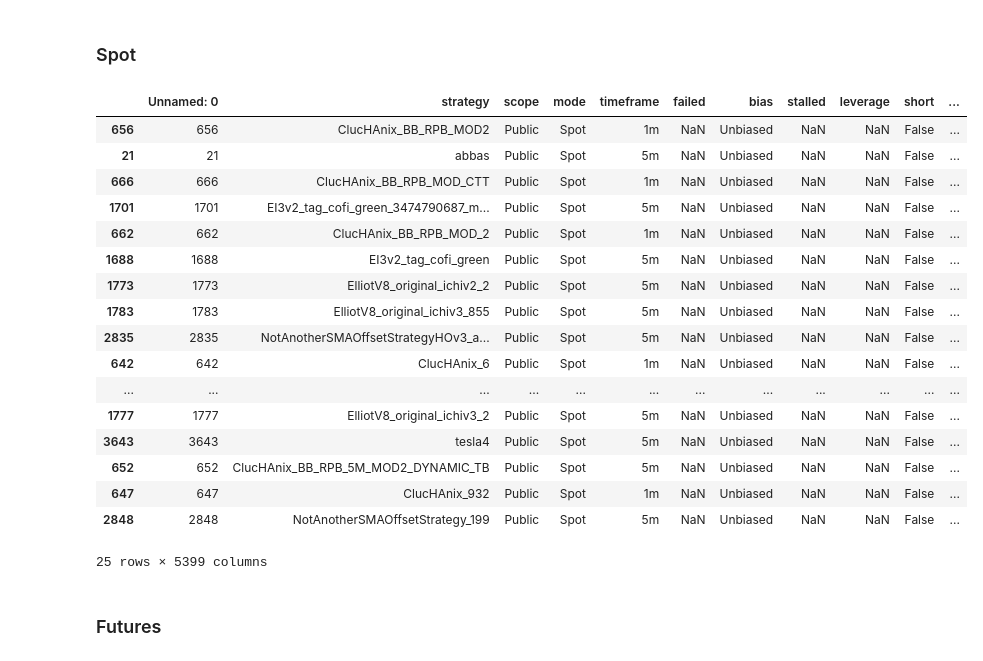
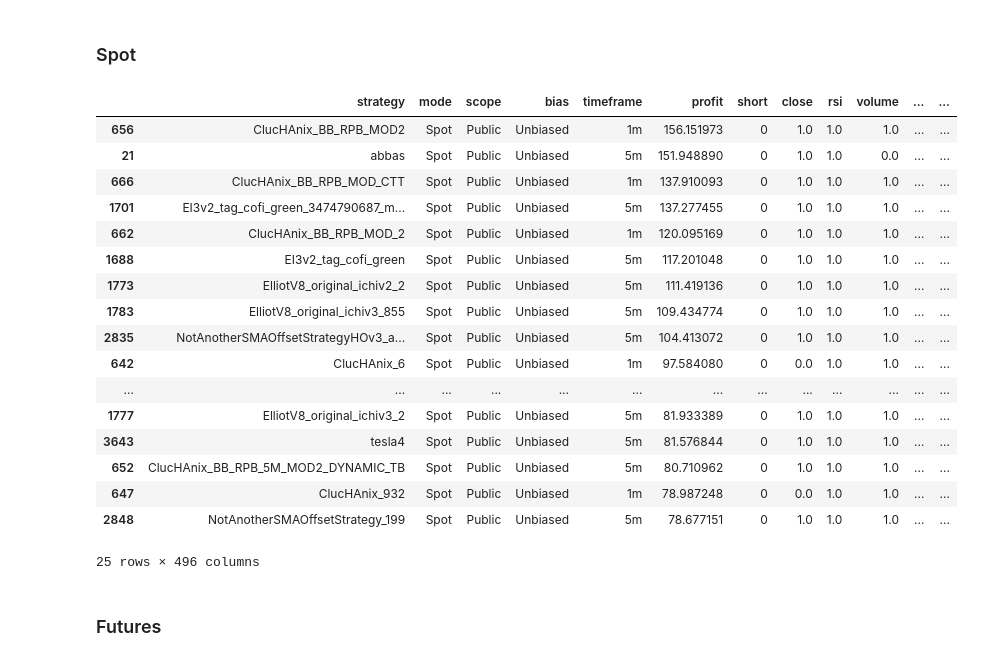
Before and after one commit to remiotore/freqtrade, a Jupyter notebook: strat-ninja.ipynb, the cells around one changed output. Cells and saved outputs as stored; diff of their text form; code cells hidden in the pictures.

Commit message:
Use of ndjson and improved data cleaning

```diff
--- a/strat-ninja.ipynb
+++ b/strat-ninja.ipynb
@@ -208,7 +209,7 @@ class StratNinja:
         for match in matches:
             parts = match.split(',') if ',' in match else [match]
             for p in parts:
-                clean = re.sub(r"[\'\"\\/\s]", "", p)
+                clean = re.sub(r"[\[\]\'\"\\/\s]", "", p)
                 if clean:
                     indicators.append(clean.lower())
 
@@ -239,24 +240,21 @@ class StratNinja:
 # %% [markdown]
 ### Data Loading
 # %%
-if not os.path.exists('raw.csv'):
+if not os.path.exists('strategies_metadata.ndjson'):
     sn = StratNinja(
         file_path = "strategies",
         file_meta = "strategies_metadata.ndjson",
         save=True
     )
 
-    # Process specified strategies
-    # sn.process_strategies(['01_CombinedBinHAndClucV7_OPT', 'ZaratustraV13', 'NDrop_3',])
-
-    # Process all public strategies
     sn.get_public_strategies()
     sn.process_strategies(sn.publics)
 
     df = pandas.DataFrame(sn.metadata)
-    df.columns = df.columns.str.replace('[', '', regex=False)
-    df.to_csv('raw.csv')
-    df
+    df.to_json('strategies_metadata.ndjson', orient="records", lines=True)
 else:
-    df = pandas.read_csv('raw.csv')
-    df
+    df = pandas.read_json('strategies_metadata.ndjson', lines=True)
+
+df = df[df["bias"] == "Unbiased"]
+df = df[df["stalled"].isna()]
+df
@@ -262,0 +277,11 @@ else:
+# %%
+df_clean = df.replace("", np.nan)
+counts = df_clean.notna().sum()
+counts_sorted = counts[counts > 10].sort_values(ascending=False)
+included_columns = counts_sorted.index.tolist()
+
+print("Columns to include in the analysis:\n")
+for column in included_columns:
+    print(column)
+
+df = df[included_columns]
@@ -262,0 +306,10 @@ else:
+# %%
+exclude_cols = [
+    "strategy", "scope", "mode", "timeframe",
+    "failed", "bias", "stalled", "leverage",
+    "short", "profit"
+]
+cols_to_fill = [col for col in df.columns if col not in exclude_cols]
+df[cols_to_fill] = df[cols_to_fill].fillna(0)
+
+df
@@ -264,29 +336,27 @@ else:
 ### Spot
 # %%
 spots = df[df["mode"] == "Spot"]
-spots = spots[spots["bias"] == "Unbiased"]
-spots = spots[spots["stalled"].isna()]
 
 spots.sort_values("profit", ascending=False).head(25)
 # %% [output]
-|  | Unnamed: 0 | strategy | scope | mode | timeframe | failed | bias | stalled | leverage | short | ... |
-| 656 | 656 | ClucHAnix_BB_RPB_MOD2 | Public | Spot | 1m | NaN | Unbiased | NaN | NaN | False | ... |
-| 21 | 21 | abbas | Public | Spot | 5m | NaN | Unbiased | NaN | NaN | False | ... |
-| 666 | 666 | ClucHAnix_BB_RPB_MOD_CTT | Public | Spot | 1m | NaN | Unbiased | NaN | NaN | False | ... |
-| 1701 | 1701 | EI3v2_tag_cofi_green_3474790687_m... | Public | Spot | 5m | NaN | Unbiased | NaN | NaN | False | ... |
-| 662 | 662 | ClucHAnix_BB_RPB_MOD_2 | Public | Spot | 1m | NaN | Unbiased | NaN | NaN | False | ... |
-| 1688 | 1688 | EI3v2_tag_cofi_green | Public | Spot | 5m | NaN | Unbiased | NaN | NaN | False | ... |
-| 1773 | 1773 | ElliotV8_original_ichiv2_2 | Public | Spot | 5m | NaN | Unbiased | NaN | NaN | False | ... |
-| 1783 | 1783 | ElliotV8_original_ichiv3_855 | Public | Spot | 5m | NaN | Unbiased | NaN | NaN | False | ... |
-| 2835 | 2835 | NotAnotherSMAOffsetStrategyHOv3_a... | Public | Spot | 5m | NaN | Unbiased | NaN | NaN | False | ... |
-| 642 | 642 | ClucHAnix_6 | Public | Spot | 1m | NaN | Unbiased | NaN | NaN | False | ... |
-| ... | ... | ... | ... | ... | ... | ... | ... | ... | ... | ... | ... |
-| 1777 | 1777 | ElliotV8_original_ichiv3_2 | Public | Spot | 5m | NaN | Unbiased | NaN | NaN | False | ... |
-| 3643 | 3643 | tesla4 | Public | Spot | 5m | NaN | Unbiased | NaN | NaN | False | ... |
-| 652 | 652 | ClucHAnix_BB_RPB_5M_MOD2_DYNAMIC_TB | Public | Spot | 5m | NaN | Unbiased | NaN | NaN | False | ... |
-| 647 | 647 | ClucHAnix_932 | Public | Spot | 1m | NaN | Unbiased | NaN | NaN | False | ... |
-| 2848 | 2848 | NotAnotherSMAOffsetStrategy_199 | Public | Spot | 5m | NaN | Unbiased | NaN | NaN | False | ... |
+|  | strategy | mode | scope | bias | timeframe | profit | short | close | rsi | volume | ... | ... |
+| 656 | ClucHAnix_BB_RPB_MOD2 | Spot | Public | Unbiased | 1m | 156.151973 | 0 | 1.0 | 1.0 | 1.0 | ... | ... |
+| 21 | abbas | Spot | Public | Unbiased | 5m | 151.948890 | 0 | 1.0 | 1.0 | 0.0 | ... | ... |
+| 666 | ClucHAnix_BB_RPB_MOD_CTT | Spot | Public | Unbiased | 1m | 137.910093 | 0 | 1.0 | 1.0 | 1.0 | ... | ... |
+| 1701 | EI3v2_tag_cofi_green_3474790687_m... | Spot | Public | Unbiased | 5m | 137.277455 | 0 | 1.0 | 1.0 | 1.0 | ... | ... |
+| 662 | ClucHAnix_BB_RPB_MOD_2 | Spot | Public | Unbiased | 1m | 120.095169 | 0 | 1.0 | 1.0 | 1.0 | ... | ... |
+| 1688 | EI3v2_tag_cofi_green | Spot | Public | Unbiased | 5m | 117.201048 | 0 | 1.0 | 1.0 | 1.0 | ... | ... |
+| 1773 | ElliotV8_original_ichiv2_2 | Spot | Public | Unbiased | 5m | 111.419136 | 0 | 1.0 | 1.0 | 1.0 | ... | ... |
+| 1783 | ElliotV8_original_ichiv3_855 | Spot | Public | Unbiased | 5m | 109.434774 | 0 | 1.0 | 1.0 | 1.0 | ... | ... |
+| 2835 | NotAnotherSMAOffsetStrategyHOv3_a... | Spot | Public | Unbiased | 5m | 104.413072 | 0 | 1.0 | 1.0 | 1.0 | ... | ... |
+| 642 | ClucHAnix_6 | Spot | Public | Unbiased | 1m | 97.584080 | 0 | 0.0 | 1.0 | 1.0 | ... | ... |
+| ... | ... | ... | ... | ... | ... | ... | ... | ... | ... | ... | ... | ... |
+| 1777 | ElliotV8_original_ichiv3_2 | Spot | Public | Unbiased | 5m | 81.933389 | 0 | 1.0 | 1.0 | 1.0 | ... | ... |
+| 3643 | tesla4 | Spot | Public | Unbiased | 5m | 81.576844 | 0 | 1.0 | 1.0 | 1.0 | ... | ... |
+| 652 | ClucHAnix_BB_RPB_5M_MOD2_DYNAMIC_TB | Spot | Public | Unbiased | 5m | 80.710962 | 0 | 1.0 | 1.0 | 1.0 | ... | ... |
+| 647 | ClucHAnix_932 | Spot | Public | Unbiased | 1m | 78.987248 | 0 | 0.0 | 1.0 | 1.0 | ... | ... |
+| 2848 | NotAnotherSMAOffsetStrategy_199 | Spot | Public | Unbiased | 5m | 78.677151 | 0 | 1.0 | 1.0 | 1.0 | ... | ... |
-25 rows × 5399 columns
+25 rows × 496 columns
 # %% [markdown]
 ### Futures
 # %%
```
Also changed, not shown: parts of 6 cells of this notebook, 2 other files.
